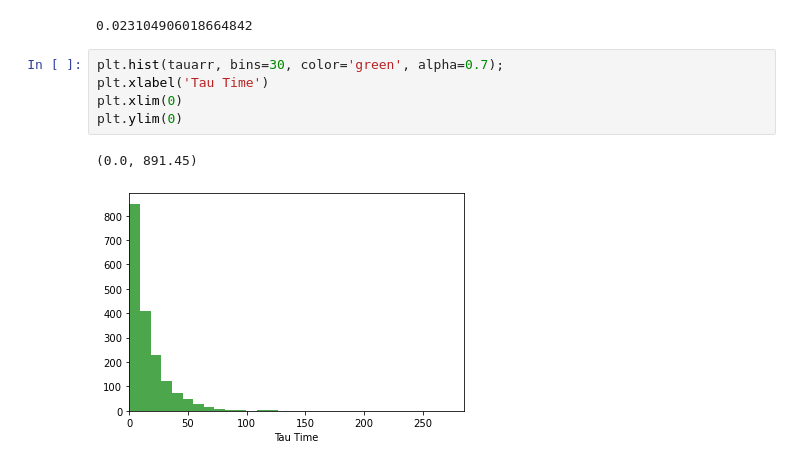
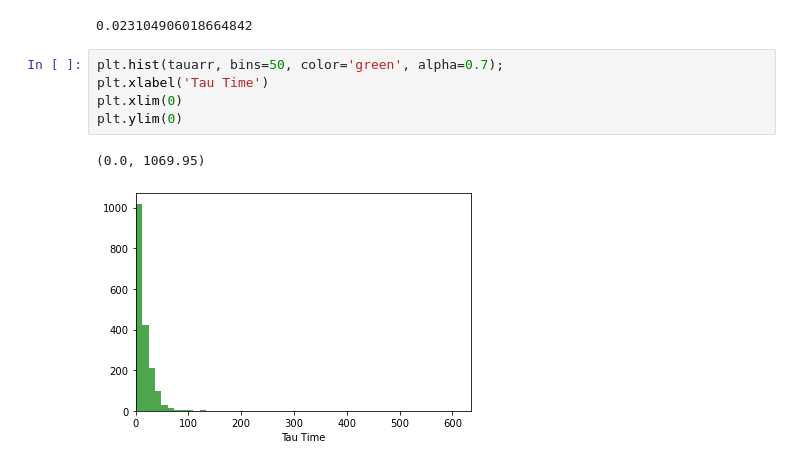
Before and after one commit to SergioPachonDotor/LacI_model, a Jupyter notebook: .code_lab/lab_1_gillespie.ipynb, the cells around one changed output. Cells and saved outputs as stored; diff of their text form.

```diff
--- a/.code_lab/lab_1_gillespie.ipynb
+++ b/.code_lab/lab_1_gillespie.ipynb
@@ -115,13 +115,13 @@ np.log(2)/30
 # %% [output]
 0.023104906018664842
 # %%
-plt.hist(tauarr, bins=30, color='green', alpha=0.7);
+plt.hist(tauarr, bins=50, color='green', alpha=0.7);
 plt.xlabel('Tau Time')
 plt.xlim(0)
 plt.ylim(0)
 # %% [output]
-(0.0, 891.45)
+(0.0, 1069.95)
-[figure, old version]
+[figure, new version]
 # %%
 plt.plot(rnarr,parr,'ko',ms=0.8)
 plt.grid()
```
Also changed, not shown: parts of 4 cells of this notebook, 13 other files.
